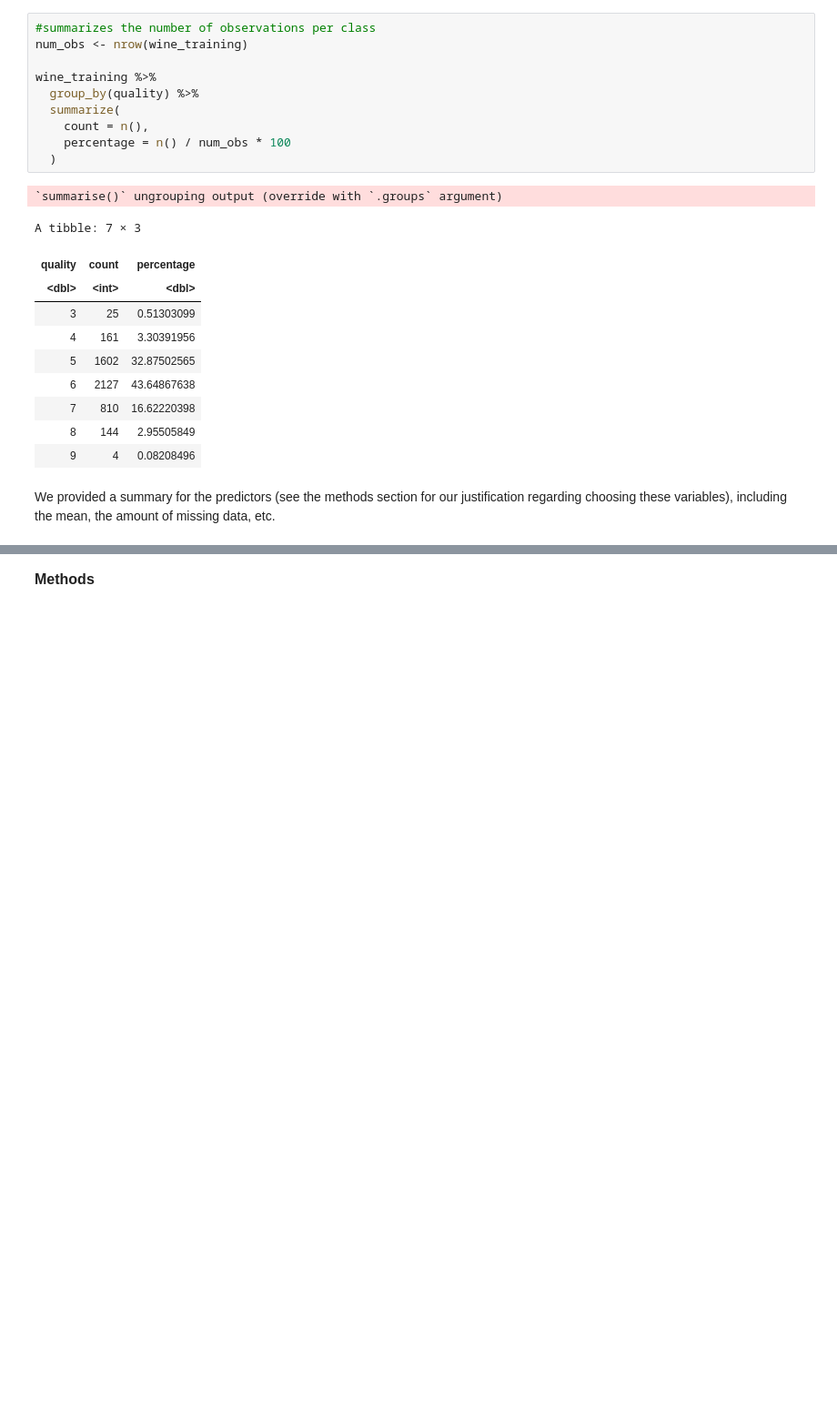
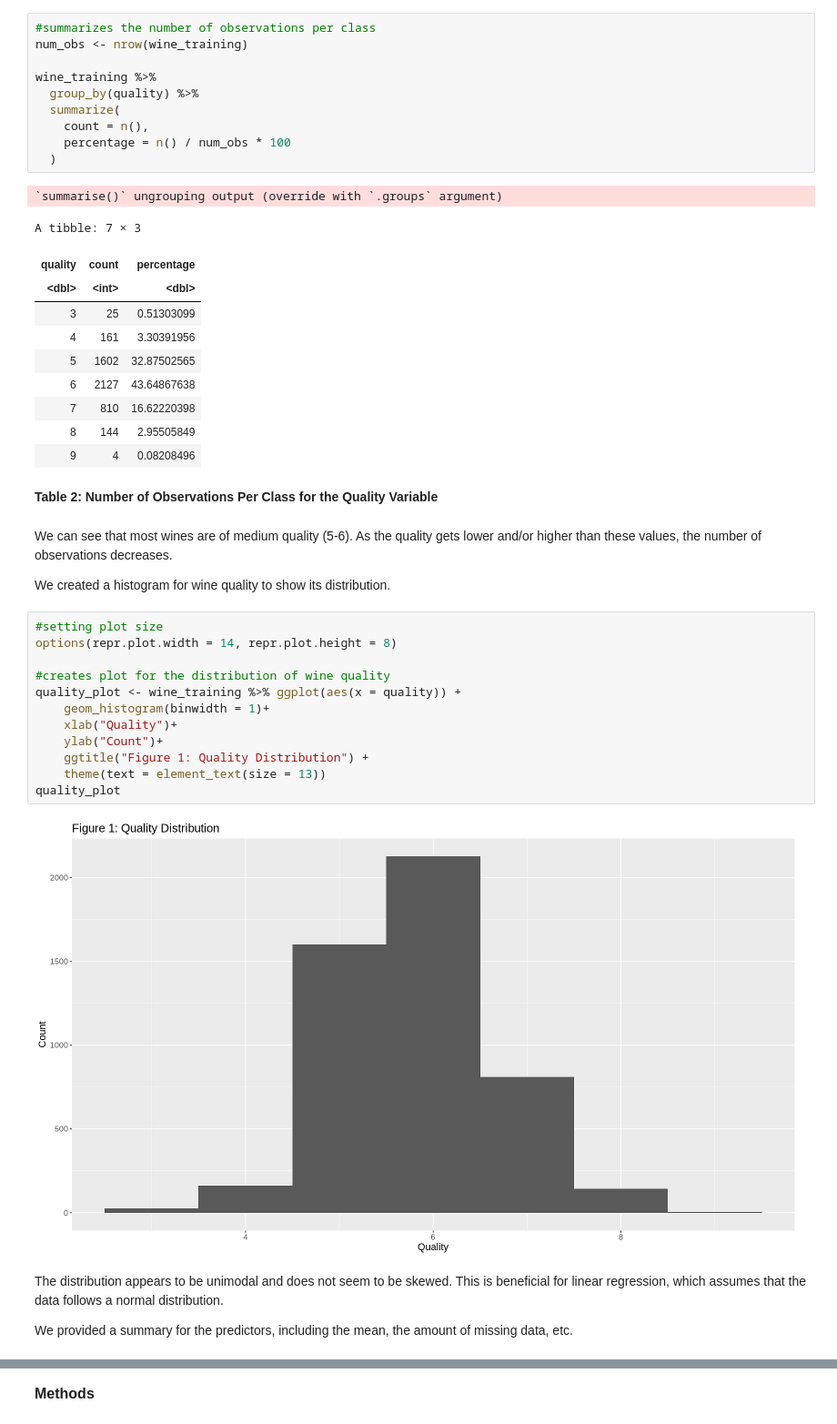
Before and after one commit to NataliaGarciaArias/dsci_group_project, a Jupyter notebook: kevin_edit_proposal-2.ipynb, the cells around one changed output, grey strips where cells are left out. Shown at 91% size. Cells and saved outputs as stored; diff of their text form; blank space fills up the shorter version.

```diff
--- a/kevin_edit_proposal-2.ipynb
+++ b/kevin_edit_proposal-2.ipynb
@@ -135,6 +139,28 @@ A tibble: 7 × 3
 | 7 | 810 | 16.62220398 |
 | 8 | 144 | 2.95505849 |
 | 9 | 4 | 0.08208496 |
-# %% [markdown]
-We provided a summary for the predictors (see the methods section for our justification regarding choosing these variables), including the mean, the amount of missing data, etc.
+# %% [markdown]
+**Table 2: Number of Observations Per Class for the Quality Variable**
+# %% [markdown]
+We can see that most wines are of medium quality (5-6). As the quality gets lower and/or higher than these values, the number of observations decreases.
+
+We created a histogram for wine quality to show its distribution.
+# %%
+#setting plot size
+options(repr.plot.width = 14, repr.plot.height = 8)
+
+#creates plot for the distribution of wine quality
+quality_plot <- wine_training %>% ggplot(aes(x = quality)) +
+    geom_histogram(binwidth = 1)+
+    xlab("Quality")+
+    ylab("Count")+
+    ggtitle("Figure 1: Quality Distribution") +
+    theme(text = element_text(size = 13))
+quality_plot
+# %% [output]
+[figure, added]
+# %% [markdown]
+The distribution appears to be unimodal and does not seem to be skewed. This is beneficial for linear regression, which assumes that the data follows a normal distribution.
+
+We provided a summary for the predictors, including the mean, the amount of missing data, etc.
 # %%
```
Also changed, not shown: parts of 69 cells of this notebook.
